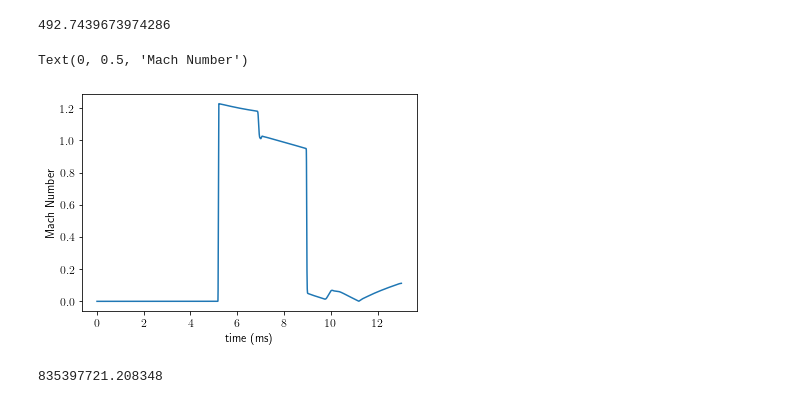
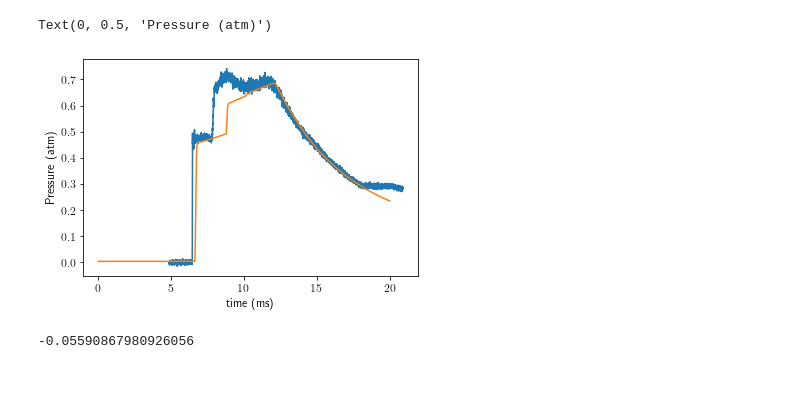
Before and after one commit to jky819/StanShock, a Jupyter notebook: ShockTubeSimulations/Shock_Tube_Simulations.ipynb, the cells around one changed output. Saved outputs shown, nothing was run; the diff lists cells and outputs as text; code cells hidden in the pictures.

```diff
--- a/ShockTubeSimulations/Shock_Tube_Simulations.ipynb
+++ b/ShockTubeSimulations/Shock_Tube_Simulations.ipynb
@@ -93,22 +59,32 @@ array([[ 292.7439674 ,  292.7439674 ,  292.7439674 , ...,  292.7439674 ,
 # %%
+
 p = ssim.pNoInsert
 T = ssim.TNoInsert
 t = ssim.tNoInsert
 s = ssim.sNoInsert
 u = ssim.uNoInsert
-ssim.Tw
-# %% [output]
-492.7439673974286
-# %%
-Y = ssim.YNoInsert
-import matplotlib.pyplot as plt
-import numpy as np
-plt.figure()
-plt.plot(t/(1e-3), np.abs(u/s))
-plt.xlabel('time (ms)')
-plt.ylabel('Mach Number')
-# %% [output]
-Text(0, 0.5, 'Mach Number')
-[figure, removed]
+# %%
+import matplotlib.pyplot as plt
+import numpy as np
+import pandas as pd
+
+def get_shock(input_file, N):
+    chunks = pd.read_csv(input_file, chunksize=N)
+    data = pd.concat(chunks)
+    return data
+# %%
+Num_row = 5000
+# shock measurement
+exp = np.array(get_shock('5280K_PressureTimeHistory.csv', Num_row))
+plt.figure()
+#plt.plot(t/(1e-3), np.abs(u/s))
+plt.plot(exp[:, 0]/(1e-3) + 6.4847, exp[:, 1])
+plt.plot(t/(1e-3), p/(101325))
+plt.xlabel('time (ms)')
+plt.ylabel('Pressure (atm)')
+#plt.xlim((5, 10))
+# %% [output]
+Text(0, 0.5, 'Pressure (atm)')
+[figure, added]
 # %%
 import numpy as np
@@ -124,8 +95,0 @@ np.savetxt('positionXT.csv', ssim.positionXT, delimiter=',')
-# %%
-import cantera as ct
-
-gas = ct.Solution('gri30.xml')
-
-gas.species(1).thermo.h(30000)
-# %% [output]
-835397721.208348
@@ -131,0 +101,4 @@ gas.species(1).thermo.h(30000)
+# %%
+np.tan(-3.2/180*np.pi)
+# %% [output]
+-0.05590867980926056
```
Also changed, not shown: parts of 7 cells of this notebook, 4 other files.
